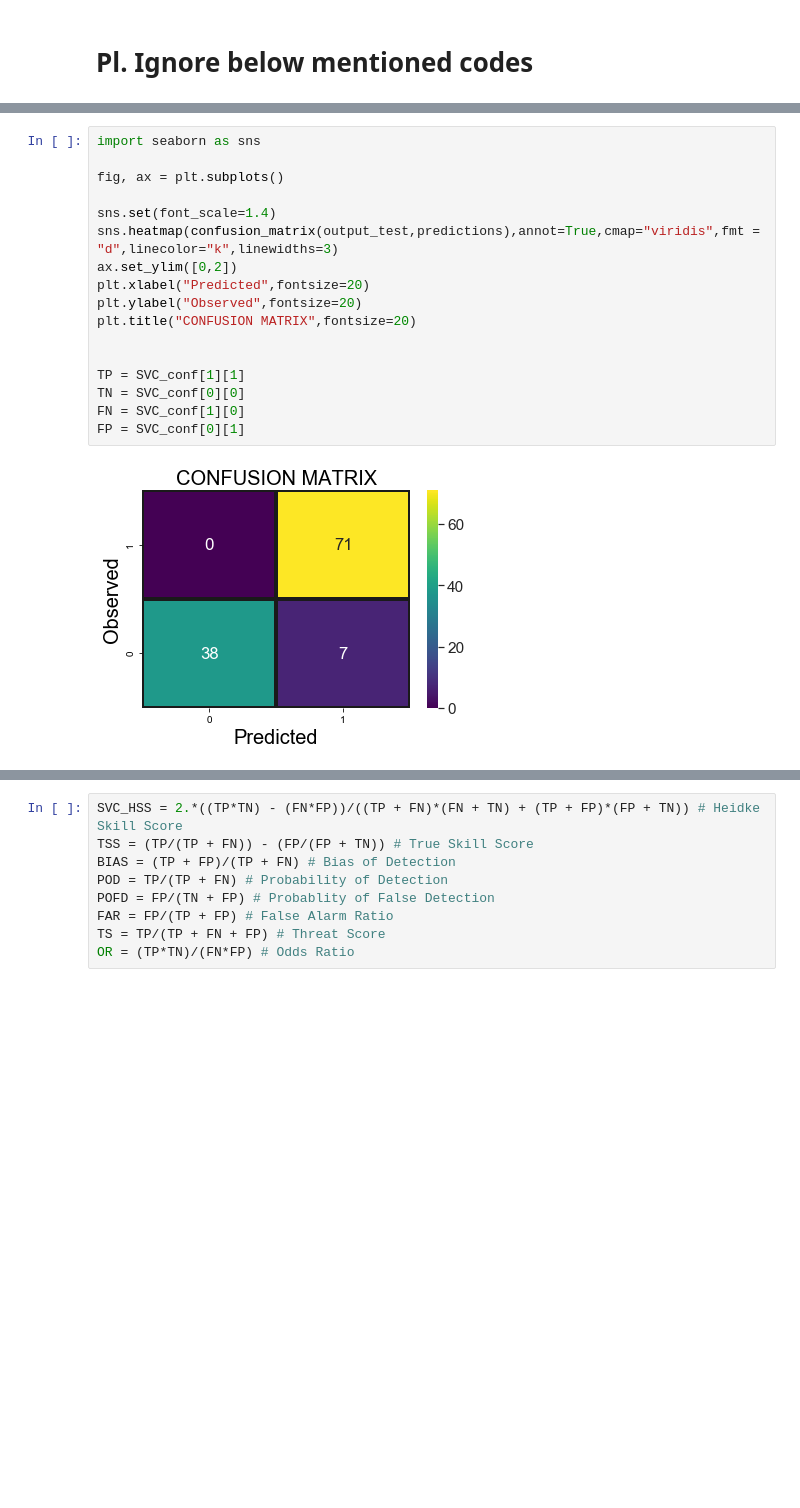
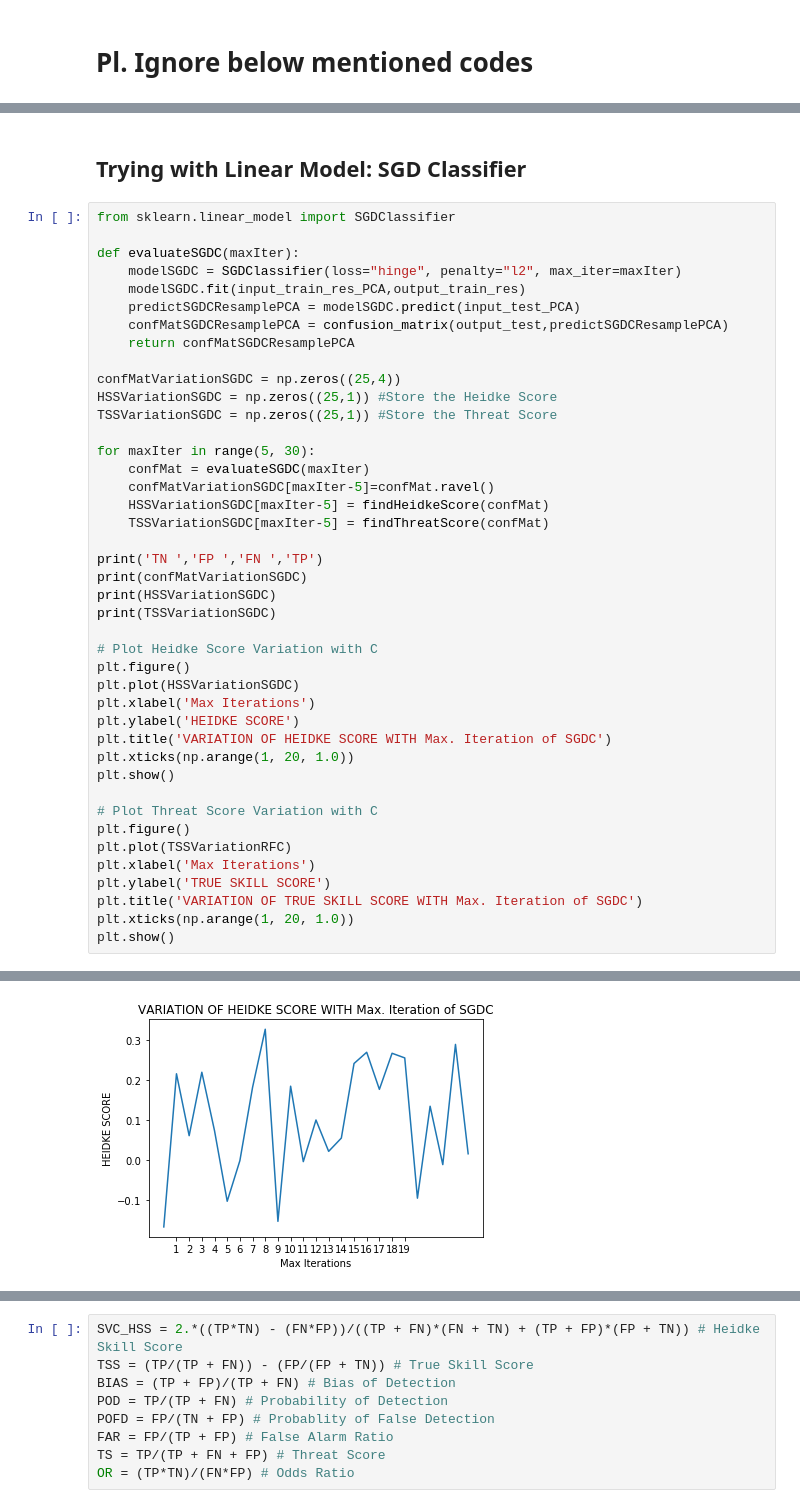
Before and after one commit to pramitd/FDS1_Assignment, a Jupyter notebook: ionosphere_scratch.ipynb, the cells around one changed output, grey strips where cells are left out. Drawn from its saved outputs; the diff is of its cells as text; blank space fills up the shorter version.

```diff
--- a/ionosphere_scratch.ipynb
+++ b/ionosphere_scratch.ipynb
@@ -363,19 +515,46 @@ print(outputTestNP.shape)
-# %%
-import seaborn as sns
-
-fig, ax = plt.subplots()
-
-sns.set(font_scale=1.4)
-sns.heatmap(confusion_matrix(output_test,predictions),annot=True,cmap="viridis",fmt = "d",linecolor="k",linewidths=3)
-ax.set_ylim([0,2])
-plt.xlabel("Predicted",fontsize=20)
-plt.ylabel("Observed",fontsize=20)
-plt.title("CONFUSION MATRIX",fontsize=20)
-
-
-TP = SVC_conf[1][1]
-TN = SVC_conf[0][0]
-FN = SVC_conf[1][0]
-FP = SVC_conf[0][1]
-# %% [output]
-[figure, removed]
+# %% [markdown]
+
+## Trying with Linear Model: SGD Classifier
+# %%
+from sklearn.linear_model import SGDClassifier
+
+def evaluateSGDC(maxIter):
+    modelSGDC = SGDClassifier(loss="hinge", penalty="l2", max_iter=maxIter)
+    modelSGDC.fit(input_train_res_PCA,output_train_res)
+    predictSGDCResamplePCA = modelSGDC.predict(input_test_PCA)
+    confMatSGDCResamplePCA = confusion_matrix(output_test,predictSGDCResamplePCA)
+    return confMatSGDCResamplePCA
+
+confMatVariationSGDC = np.zeros((25,4))
+HSSVariationSGDC = np.zeros((25,1)) #Store the Heidke Score
+TSSVariationSGDC = np.zeros((25,1)) #Store the Threat Score
+
+for maxIter in range(5, 30):
+    confMat = evaluateSGDC(maxIter)
+    confMatVariationSGDC[maxIter-5]=confMat.ravel()
+    HSSVariationSGDC[maxIter-5] = findHeidkeScore(confMat)
+    TSSVariationSGDC[maxIter-5] = findThreatScore(confMat)
+
+print('TN ','FP ','FN ','TP')
+print(confMatVariationSGDC)
+print(HSSVariationSGDC)
+print(TSSVariationSGDC)
+
+# Plot Heidke Score Variation with C
+plt.figure()
+plt.plot(HSSVariationSGDC)
+plt.xlabel('Max Iterations')
+plt.ylabel('HEIDKE SCORE')
+plt.title('VARIATION OF HEIDKE SCORE WITH Max. Iteration of SGDC')
+plt.xticks(np.arange(1, 20, 1.0))
+plt.show()
+
+# Plot Threat Score Variation with C
+plt.figure()
+plt.plot(TSSVariationRFC)
+plt.xlabel('Max Iterations')
+plt.ylabel('TRUE SKILL SCORE')
+plt.title('VARIATION OF TRUE SKILL SCORE WITH Max. Iteration of SGDC')
+plt.xticks(np.arange(1, 20, 1.0))
+plt.show()
+# %% [output]
@@ -381,0 +578 @@ FP = SVC_conf[0][1]
+[figure, added]
```
Also changed, not shown: parts of 34 cells of this notebook.
